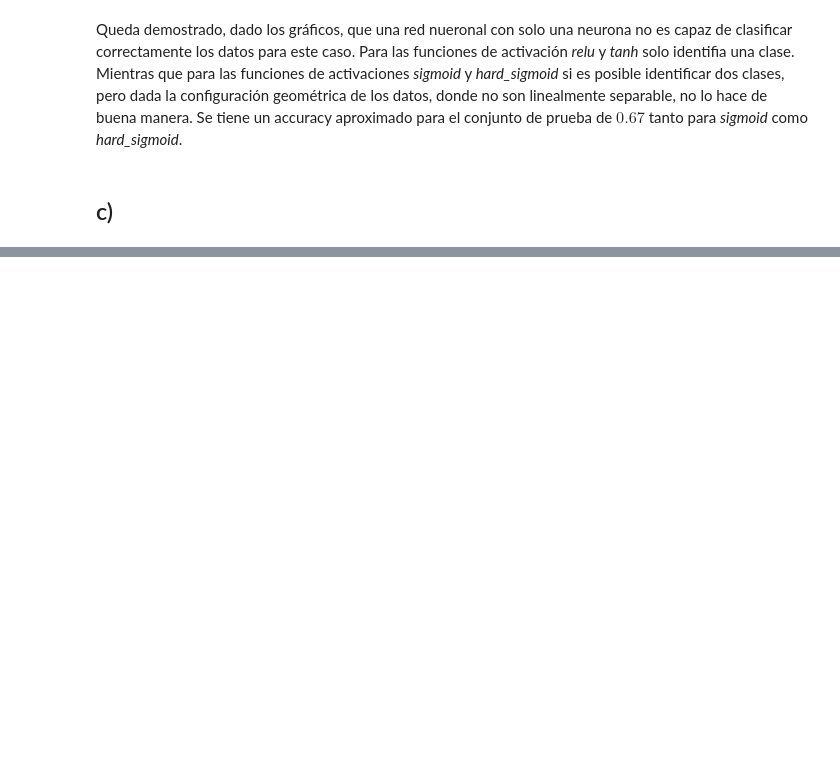
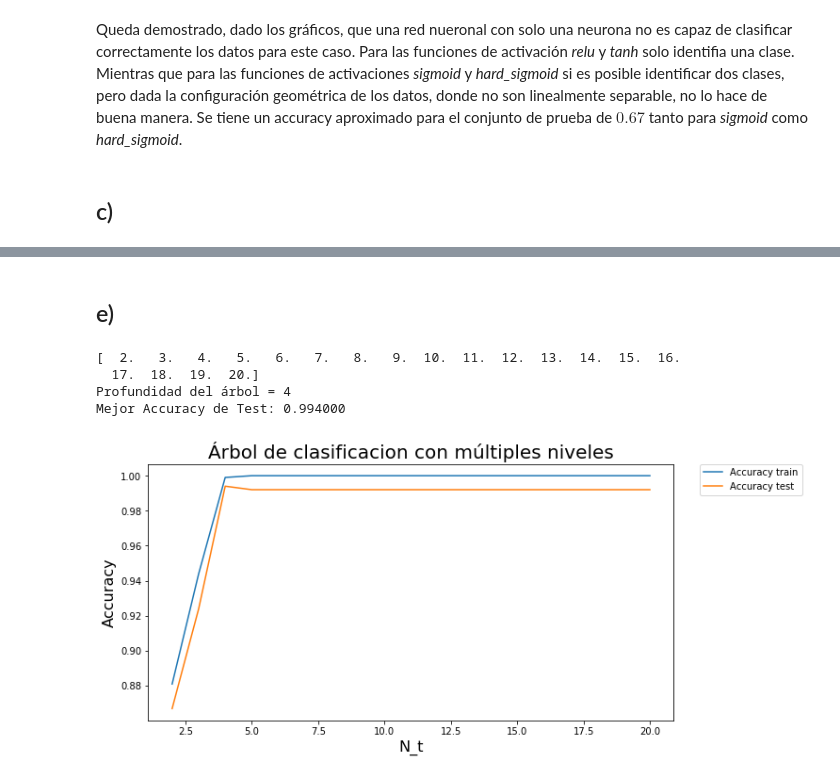
Before and after one commit to matiasarayac/tarea3-ML, a Jupyter notebook: Pregunta_1.ipynb, the cells around one changed output, grey strips where cells are left out. Cells and saved outputs as stored; diff of their text form; code cells hidden in the pictures; blank space fills up the shorter version.

```diff
--- a/Pregunta_1.ipynb
+++ b/Pregunta_1.ipynb
@@ -250,0 +275,42 @@ Accuracy de Test: 1.000000
+# %% [markdown]
+## e)
+# %%
+def make_Tree(x,y,xt,yt):
+    N_ts = np.linspace(2, 20, num=19)
+    print N_ts
+    acc_tr = []
+    acc_test = []
+    models = []
+    for n_t in N_ts:
+        clf=Tree(criterion='gini',splitter='best',random_state=0,max_depth=n_t)
+        clf.fit(x,y)
+        acc_tr.append(clf.score(x,y))
+        acc_test.append(clf.score(xt, yt))
+        models.append(clf)
+
+    model_best = models[acc_test.index(max(acc_test))]
+
+    print "Profundidad del árbol = %d"%model_best.tree_.max_depth
+    print "Mejor Accuracy de Test: %f"%(max(acc_test))
+
+    plt.figure(figsize=(10,5))
+    ax = plt.gca()
+    ax.plot(N_ts,acc_tr,label='Accuracy train')
+    ax.plot(N_ts,acc_test,label='Accuracy test')
+
+    plt.legend(bbox_to_anchor=(1.05, 1), loc=2, borderaxespad=0.)
+    plt.xlabel('N_t', fontsize= 16)
+    plt.ylabel('Accuracy', fontsize= 16)
+    plt.title(u'Árbol de clasificacion con múltiples niveles', fontsize= 20)
+    ax.set_xscale('linear')
+    plt.show()
+
+    return model_best
+# %%
+model_tree = make_Tree(X_train,Y_train,X_test,Y_test)
+# %% [output]
+[  2.   3.   4.   5.   6.   7.   8.   9.  10.  11.  12.  13.  14.  15.  16.
+  17.  18.  19.  20.]
+Profundidad del árbol = 4
+Mejor Accuracy de Test: 0.994000
+[figure, added]
```
Also changed, not shown: parts of 15 cells of this notebook.
